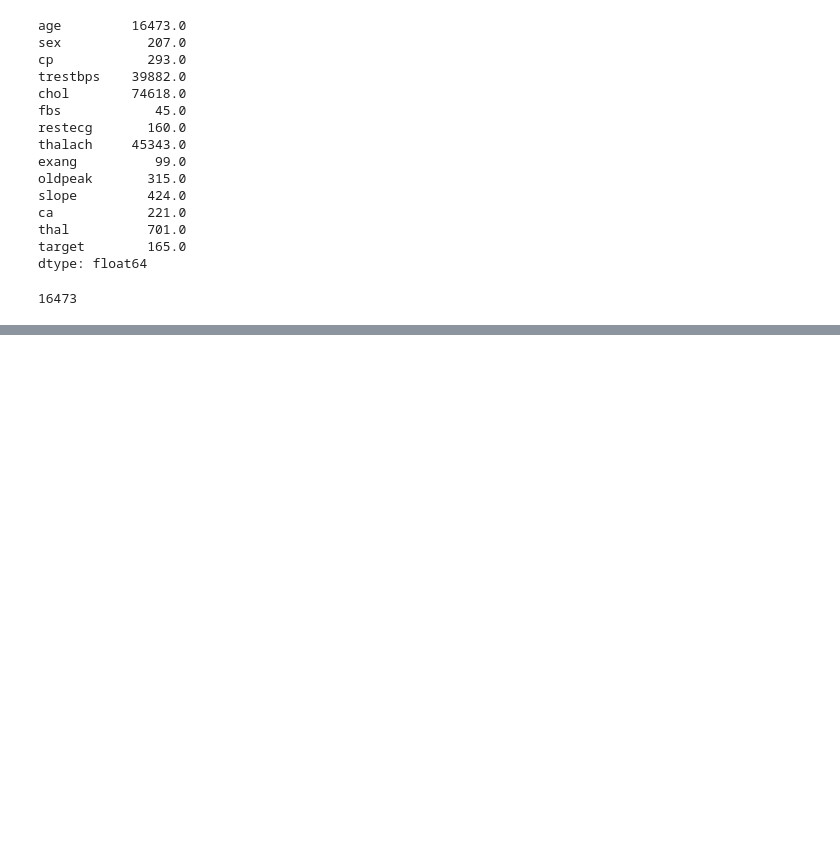
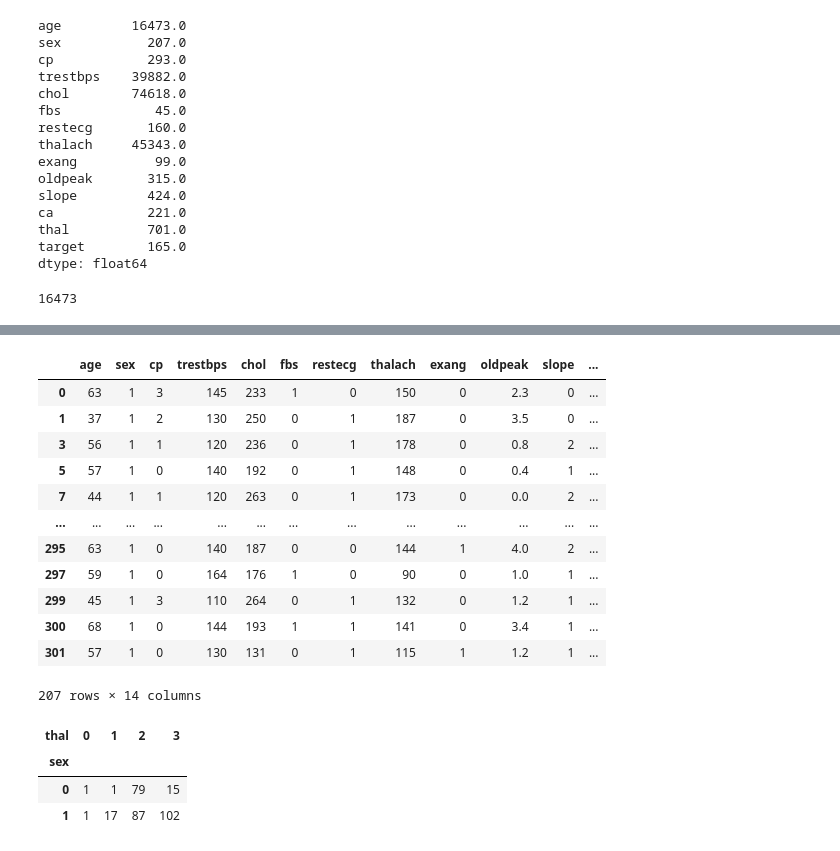
Before and after one commit to adrian007i/Zero-To-Mastery-ML_Data_Science, a Jupyter notebook: sample_project1/IntroToPandas.ipynb, the cells around one changed output, grey strips where cells are left out. Saved outputs shown, nothing was run; the diff lists cells and outputs as text; code cells hidden in the pictures; blank space fills up the shorter version.

```diff
--- a/sample_project1/IntroToPandas.ipynb
+++ b/sample_project1/IntroToPandas.ipynb
@@ -139,0 +193,23 @@ csv_data["age"].sum()
+# %%
+csv_data[csv_data["sex"] == 1]
+# %% [output]
+|  | age | sex | cp | trestbps | chol | fbs | restecg | thalach | exang | oldpeak | slope | ... |
+| 0 | 63 | 1 | 3 | 145 | 233 | 1 | 0 | 150 | 0 | 2.3 | 0 | ... |
+| 1 | 37 | 1 | 2 | 130 | 250 | 0 | 1 | 187 | 0 | 3.5 | 0 | ... |
+| 3 | 56 | 1 | 1 | 120 | 236 | 0 | 1 | 178 | 0 | 0.8 | 2 | ... |
+| 5 | 57 | 1 | 0 | 140 | 192 | 0 | 1 | 148 | 0 | 0.4 | 1 | ... |
+| 7 | 44 | 1 | 1 | 120 | 263 | 0 | 1 | 173 | 0 | 0.0 | 2 | ... |
+| ... | ... | ... | ... | ... | ... | ... | ... | ... | ... | ... | ... | ... |
+| 295 | 63 | 1 | 0 | 140 | 187 | 0 | 0 | 144 | 1 | 4.0 | 2 | ... |
+| 297 | 59 | 1 | 0 | 164 | 176 | 1 | 0 | 90 | 0 | 1.0 | 1 | ... |
+| 299 | 45 | 1 | 3 | 110 | 264 | 0 | 1 | 132 | 0 | 1.2 | 1 | ... |
+| 300 | 68 | 1 | 0 | 144 | 193 | 1 | 1 | 141 | 0 | 3.4 | 1 | ... |
+| 301 | 57 | 1 | 0 | 130 | 131 | 0 | 1 | 115 | 1 | 1.2 | 1 | ... |
+207 rows × 14 columns
+# %%
+pd.crosstab(csv_data["sex"] , csv_data["thal"])
+# %% [output]
+| thal | 0 | 1 | 2 | 3 |
+| sex |  |  |  |  |
+| 0 | 1 | 1 | 79 | 15 |
+| 1 | 1 | 17 | 87 | 102 |
```
Also changed, not shown: parts of 11 cells of this notebook.
